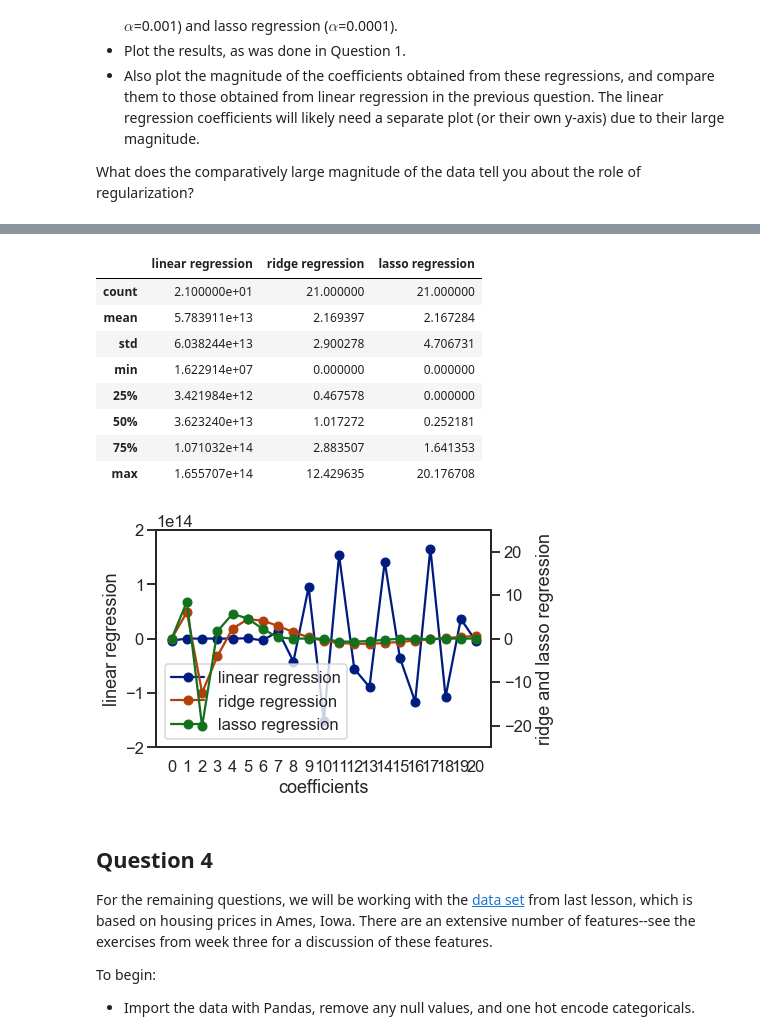
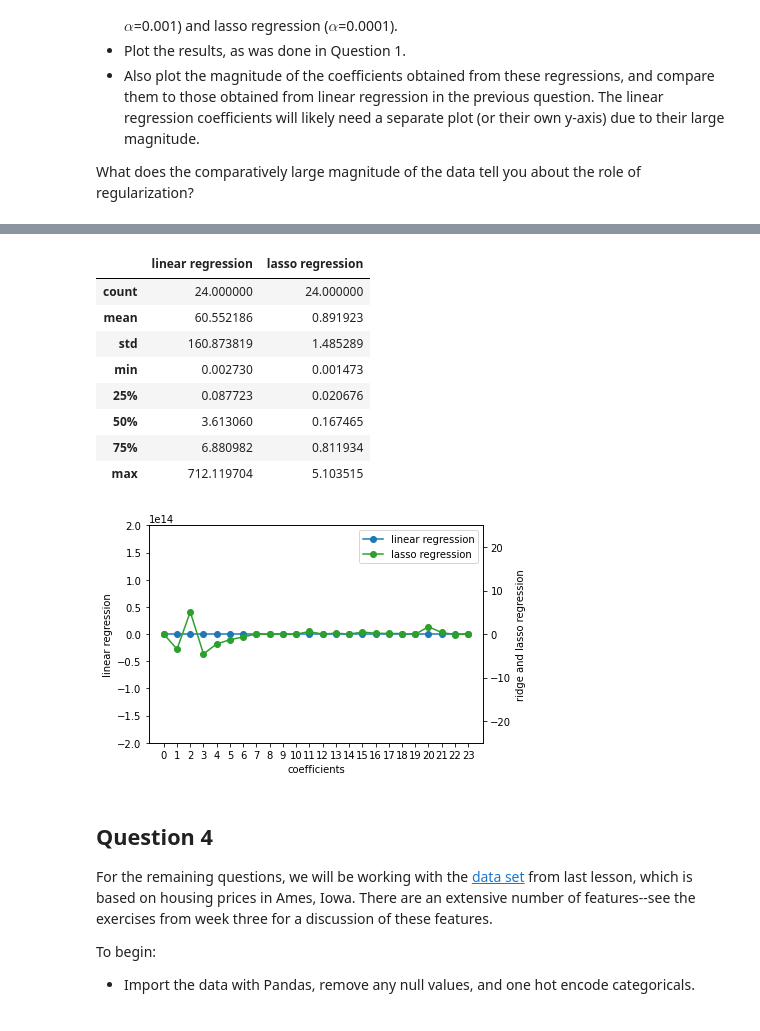
Before and after one commit to jongwonyang/AI_HW13, a Jupyter notebook: HW13_박효민_손민규_오송경_양종원_data2.ipynb, the cells around one changed output, grey strips where cells are left out. Drawn from its saved outputs; the diff is of its cells as text; code cells hidden in the pictures.

```diff
--- a/HW13_박효민_손민규_오송경_양종원_data2.ipynb
+++ b/HW13_박효민_손민규_오송경_양종원_data2.ipynb
@@ -85,0 +79,4 @@ ax.set(xlabel='x data', ylabel='y data');
+# %%
+# Select the object (string) columns
+mask = data.dtypes == object
+categorical_cols = data.columns[mask]
@@ -118,0 +177,7 @@ ax.set(xlabel='x data', ylabel='y data');
+# %%
+print(data.shape[1])
+
+# Remove the string columns from the dataframe
+data = data.drop(num_ohc_cols.index, axis=1)
+
+print(data.shape[1])
@@ -155,56 +339,82 @@ ax.set(xlabel='x data', ylabel='y data');
+# %%
+# Mute the sklearn warning about regularization
+import warnings
+warnings.filterwarnings('ignore', module='sklearn')
+
+# The ridge regression model
+# rr = Ridge(alpha=0.001)
+# rr = rr.fit(X_data_ohc, y_data)
+# Y_pred_rr = rr.predict(X_data)
+
+# The lasso regression model
+lassor = Lasso(alpha=0.0001)
+lassor = lassor.fit(X_data_ohc, y_data)
+Y_pred_lr = lassor.predict(X_data_ohc)
+
+# The plot of the predicted values
+# plt.plot(X_data_ohc, y_data, marker='o', ls='', label='data')
+# plt.plot(X_real, Y_real, ls='--', label='real function')
+# plt.plot(X_data, Y_pred, label='linear regression', marker='^', alpha=.5)
+# plt.plot(X_data, Y_pred_rr, label='ridge regression', marker='^', alpha=.5)
+# plt.plot(X_data, Y_pred_lr, label='lasso regression', marker='^', alpha=.5)
+
+# plt.legend()
+
+# ax = plt.gca()
+# ax.set(xlabel='x data', ylabel='y data');
 # %%
 # let's look at the absolute value of coefficients for each model
 
 coefficients = pd.DataFrame()
-coefficients['linear regression'] = lr.coef_.ravel()
-coefficients['ridge regression'] = rr.coef_.ravel()
+coefficients['linear regression'] = LR.coef_.ravel()
+# coefficients['ridge regression'] = rr.coef_.ravel()
 coefficients['lasso regression'] = lassor.coef_.ravel()
 coefficients = coefficients.applymap(abs)
 
 coefficients.describe()  # Huge difference in scale between non-regularized vs regularized regression
 # %% [output]
-|  | linear regression | ridge regression | lasso regression |
-| count | 2.100000e+01 | 21.000000 | 21.000000 |
-| mean | 5.783911e+13 | 2.169397 | 2.167284 |
-| std | 6.038244e+13 | 2.900278 | 4.706731 |
-| min | 1.622914e+07 | 0.000000 | 0.000000 |
-| 25% | 3.421984e+12 | 0.467578 | 0.000000 |
-| 50% | 3.623240e+13 | 1.017272 | 0.252181 |
-| 75% | 1.071032e+14 | 2.883507 | 1.641353 |
-| max | 1.655707e+14 | 12.429635 | 20.176708 |
+|  | linear regression | lasso regression |
+| count | 24.000000 | 24.000000 |
+| mean | 60.552186 | 0.891923 |
+| std | 160.873819 | 1.485289 |
+| min | 0.002730 | 0.001473 |
+| 25% | 0.087723 | 0.020676 |
+| 50% | 3.613060 | 0.167465 |
+| 75% | 6.880982 | 0.811934 |
+| max | 712.119704 | 5.103515 |
 # %%
 colors = sns.color_palette()
 
 # Setup the dual y-axes
 ax1 = plt.axes()
 ax2 = ax1.twinx()
 
 # Plot the linear regression data
-ax1.plot(lr.coef_.ravel(),
+ax1.plot(LR.coef_.ravel(),
          color=colors[0], marker='o', label='linear regression')
 
 # Plot the regularization data sets
-ax2.plot(rr.coef_.ravel(),
-         color=colors[1], marker='o', label='ridge regression')
+# ax2.plot(rr.coef_.ravel(),
+#          color=colors[1], marker='o', label='ridge regression')
 
 ax2.plot(lassor.coef_.ravel(),
          color=colors[2], marker='o', label='lasso regression')
 
 # Customize axes scales
 ax1.set_ylim(-2e14, 2e14)
 ax2.set_ylim(-25, 25)
 
 # Combine the legends
 h1, l1 = ax1.get_legend_handles_labels()
 h2, l2 = ax2.get_legend_handles_labels()
 ax1.legend(h1+h2, l1+l2)
 
 ax1.set(xlabel='coefficients',ylabel='linear regression')
 ax2.set(ylabel='ridge and lasso regression')
 
-ax1.set_xticks(range(len(lr.coef_)));
+ax1.set_xticks(range(len(LR.coef_)));
 # %% [output]
-[figure, old version]
+[figure, new version]
 # %% [markdown]
 ## Question 4
 
```
Also changed, not shown: parts of 27 cells of this notebook, 1 other file.
